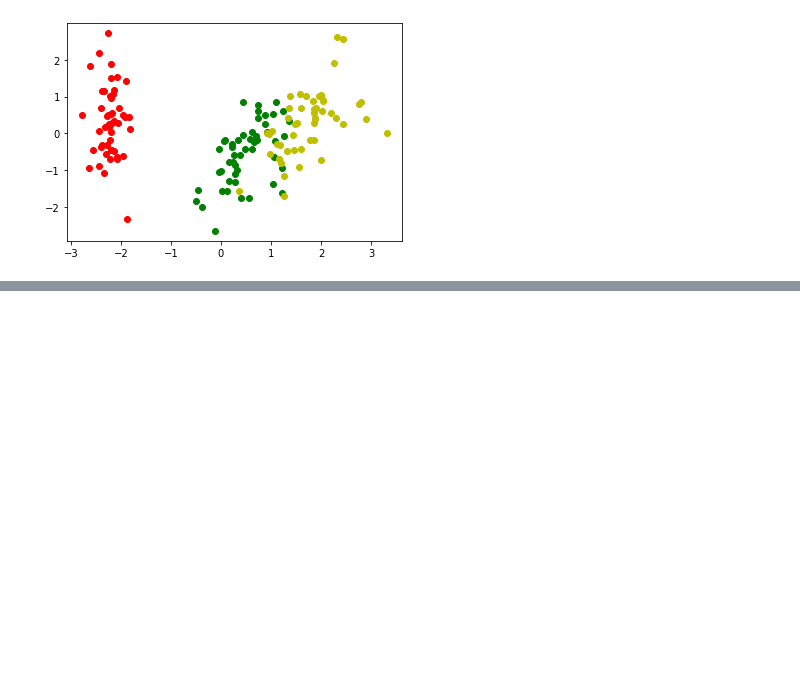
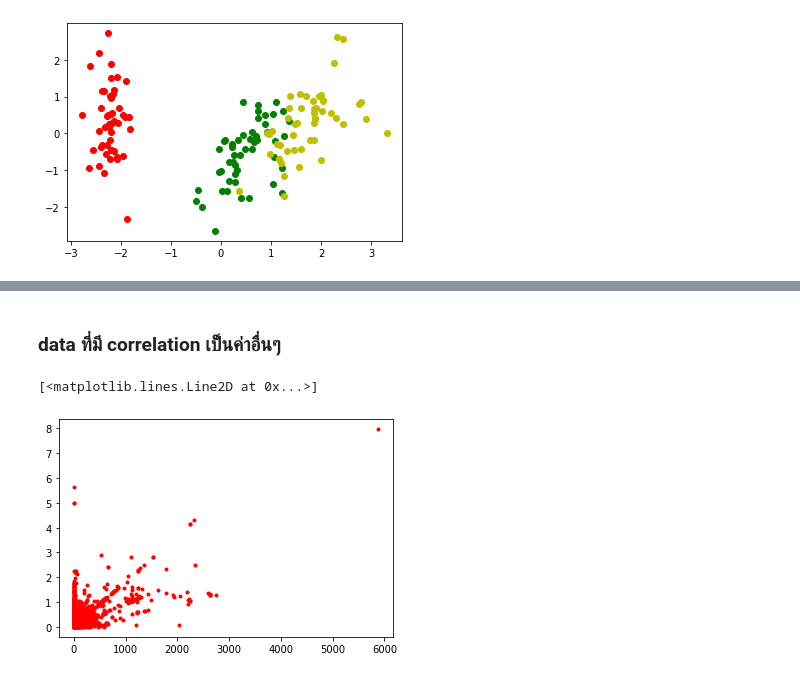
Before and after one commit to siriwat-heart/Multivariate, a Jupyter notebook: Chapter3_PCA.ipynb, the cells around one changed output, grey strips where cells are left out. Saved outputs shown, nothing was run; the diff lists cells and outputs as text; code cells hidden in the pictures; blank space fills up the shorter version.

```diff
--- a/Chapter3_PCA.ipynb
+++ b/Chapter3_PCA.ipynb
@@ -427,0 +537,7 @@ plt.plot(new_pca[100:,0],new_pca[100:,1],'oy')
+# %% [markdown]
+### data ที่มี  correlation เป็นค่าอื่นๆ
+# %%
+plt.plot(newdata.iloc[:,11],newdata.iloc[:,29],'r.')
+# %% [output]
+[<matplotlib.lines.Line2D at 0x...>]
+[figure, added]
```
Also changed, not shown: parts of 20 cells of this notebook.
